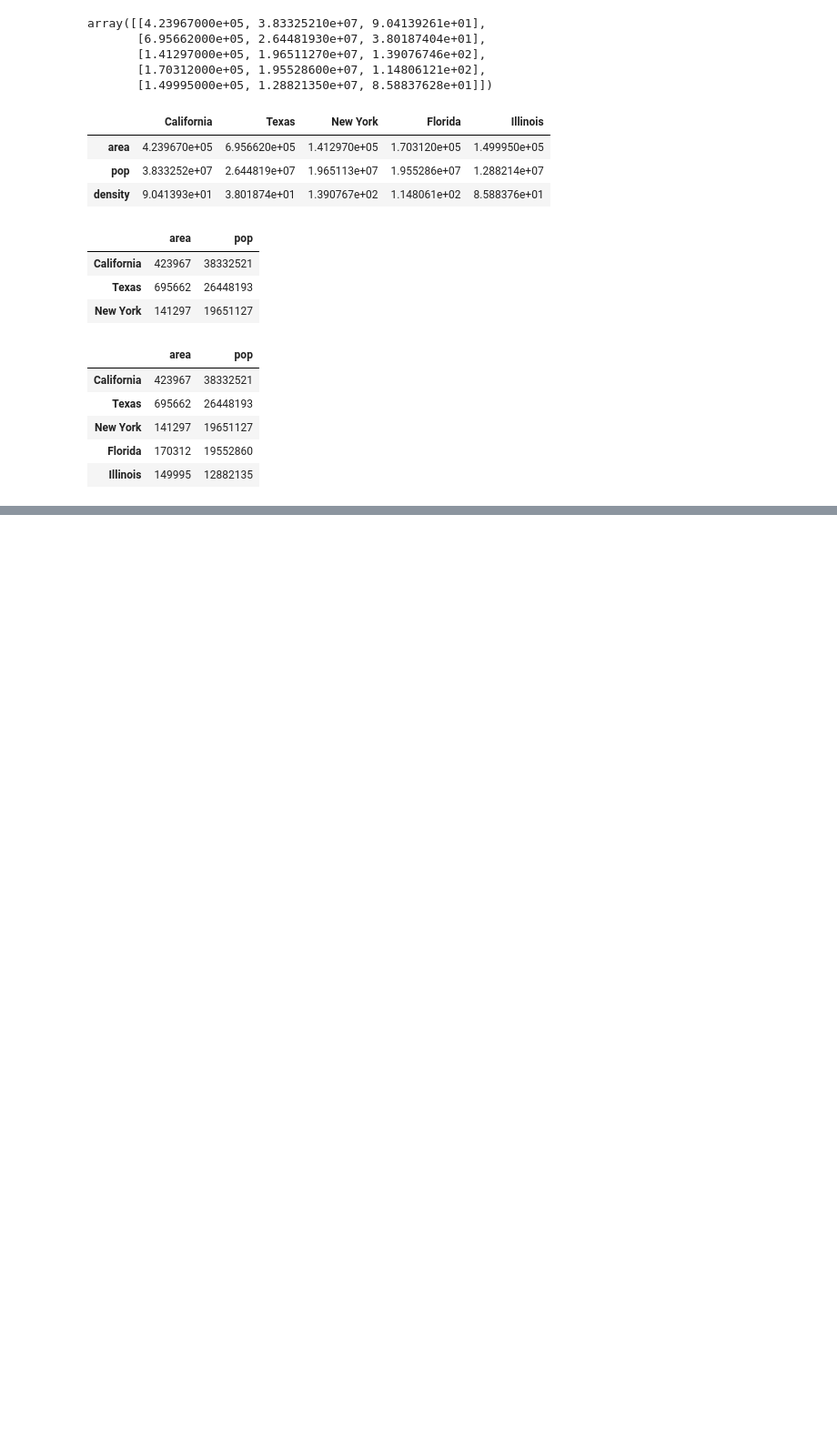
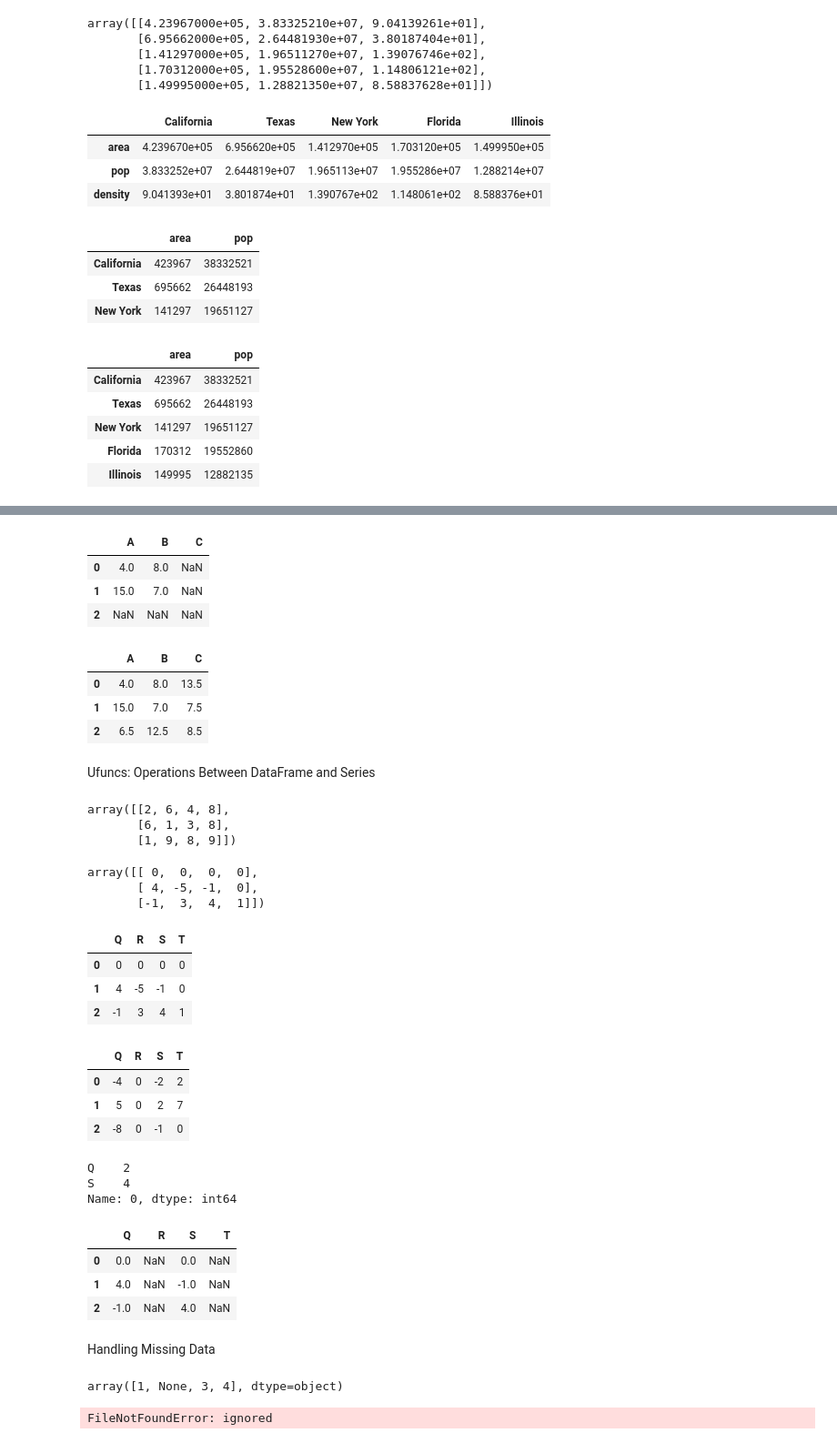
Before and after one commit to lokeshwarinayak/intenship, a Jupyter notebook: pandas.ipynb, the cells around one changed output, grey strips where cells are left out. Shown: that part at 91% size. Cells and saved outputs as stored; diff of their text form; code cells hidden in the pictures; blank space fills up the shorter version.

```diff
--- a/pandas.ipynb
+++ b/pandas.ipynb
@@ -501,0 +636,80 @@ data.loc[:'Illinois', :'pop']
+# %%
+A + B
+# %% [output]
+|  | A | B | C |
+| 0 | 4.0 | 8.0 | NaN |
+| 1 | 15.0 | 7.0 | NaN |
+| 2 | NaN | NaN | NaN |
+# %%
+fill = A.stack().mean()
+A.add(B, fill_value=fill)
+# %% [output]
+|  | A | B | C |
+| 0 | 4.0 | 8.0 | 13.5 |
+| 1 | 15.0 | 7.0 | 7.5 |
+| 2 | 6.5 | 12.5 | 8.5 |
+# %% [markdown]
+Ufuncs: Operations Between DataFrame and Series
+# %%
+A = rng.randint(10, size=(3, 4))
+A
+# %% [output]
+array([[2, 6, 4, 8],
+       [6, 1, 3, 8],
+       [1, 9, 8, 9]])
+# %%
+A - A[0]
+# %% [output]
+array([[ 0,  0,  0,  0],
+       [ 4, -5, -1,  0],
+       [-1,  3,  4,  1]])
+# %%
+df = pd.DataFrame(A, columns=list('QRST'))
+df - df.iloc[0]
+# %% [output]
+|  | Q | R | S | T |
+| 0 | 0 | 0 | 0 | 0 |
+| 1 | 4 | -5 | -1 | 0 |
+| 2 | -1 | 3 | 4 | 1 |
+# %%
+df.subtract(df['R'], axis=0)
+# %% [output]
+|  | Q | R | S | T |
+| 0 | -4 | 0 | -2 | 2 |
+| 1 | 5 | 0 | 2 | 7 |
+| 2 | -8 | 0 | -1 | 0 |
+# %%
+halfrow = df.iloc[0, ::2]
+halfrow
+# %% [output]
+Q    2
+S    4
+Name: 0, dtype: int64
+# %%
+df - halfrow
+# %% [output]
+|  | Q | R | S | T |
+| 0 | 0.0 | NaN | 0.0 | NaN |
+| 1 | 4.0 | NaN | -1.0 | NaN |
+| 2 | -1.0 | NaN | 4.0 | NaN |
+# %% [markdown]
+Handling Missing Data
+# %%
+import numpy as np
+import pandas as pd
+vals1 = np.array([1, None, 3, 4])
+vals1
+# %% [output]
+array([1, None, 3, 4], dtype=object)
+# %%
+pop = pd.read_csv('state-population.csv')
+areas = pd.read_csv('state-areas.csv')
+abbrevs = pd.read_csv('state-abbrevs.csv')
+
+
+
+display('pop.head()', 'areas.head()', 'abbrevs.head()')
+
+pop.head()
+# %% [output]
+FileNotFoundError: ignored
```
Also changed, not shown: parts of 23 cells of this notebook.
